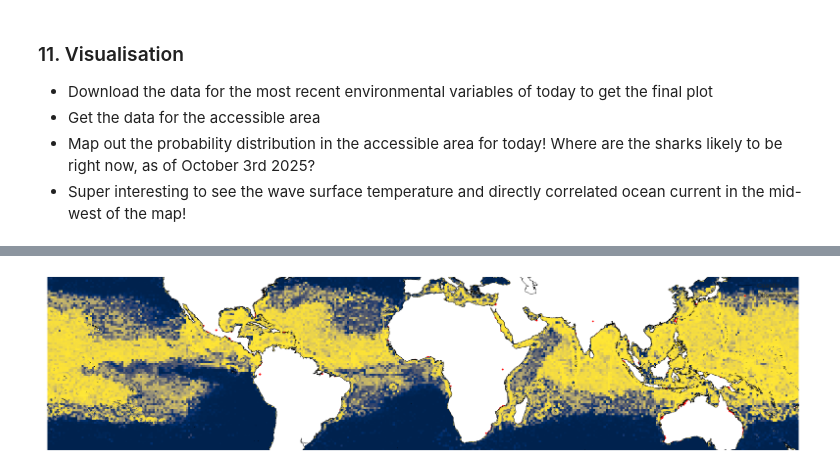
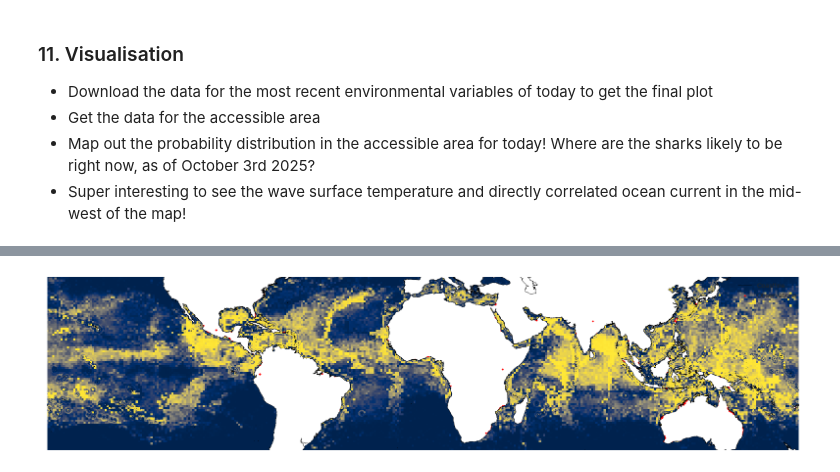
Before and after one commit to MaxAntson/sharks-from-space, a Jupyter notebook: model/notebooks/scalloped_hammerhead_model_pipeline.ipynb, the cells around one changed output, grey strips where cells are left out. Drawn from its saved outputs; the diff is of its cells as text; code cells hidden in the pictures.

```diff
--- a/model/notebooks/scalloped_hammerhead_model_pipeline.ipynb
+++ b/model/notebooks/scalloped_hammerhead_model_pipeline.ipynb
@@ -689,7 +741,7 @@ def create_spatial_folds(full_gdf, num_folds=3, min_distance_between_folds_m=500
     return full_gdf, full_gdf["fold_id"].values
 # %%
 full_gdf, X, y = prepare_data_for_modelling(presence_gdf_filtered, background_gdf_filtered)
-full_gdf, fold_ids = create_spatial_folds(full_gdf, num_folds=NUM_FOLDS)
+full_gdf, fold_ids = create_spatial_folds(full_gdf, num_folds=NUM_FOLDS, min_distance_between_folds_m=30000)
 # Ensure decent representation of points in each fold
 full_gdf[full_gdf["label"] == 0]["fold_id"].value_counts().sort_index(), full_gdf[full_gdf["label"] == 1]["fold_id"].value_counts().sort_index()
 # %% [output]
@@ -754,7 +806,7 @@ def train_xgboost_model(X_train, y_train, X_val, y_val, positive_weight):
         subsample=0.8,
         colsample_bytree=0.8,
         reg_lambda=1.0,
-        reg_alpha=0.1,
+        reg_alpha=0.0,
         scale_pos_weight=positive_weight,
         n_jobs=4,
         early_stopping_rounds=50,
@@ -946,6 +1023,12 @@ accessible_gdf["ocean_depth"] = accessible_gdf["ocean_depth"].apply(
 accessible_gdf["current_speed"] = accessible_gdf["current_speed"].apply(
     lambda x: np.nan if (x < 0) else x
 )
+accessible_gdf["stokes_drift_speed"] = accessible_gdf["stokes_drift_speed"].apply(
+    lambda x: np.nan if (x < 0) else x
+)
+accessible_gdf["stokes_drift_dir"] = accessible_gdf["stokes_drift_dir"].apply(
+    lambda x: np.nan if (x < 0) else x
+)
 # %%
 # plot the input variables on a map
 for predictor in PREDICTOR_COLS:
@@ -968,30 +1058,36 @@ for predictor in PREDICTOR_COLS:
-# %%
-X = accessible_gdf[PREDICTOR_COLS].values
-accessible_gdf["presence_probability"] = final_model.predict_proba(X)[:, 1]
-accessible_gdf["predicted_label"] = (accessible_gdf["presence_probability"] >= best_threshold).astype(int)
-
-predictions = np.zeros_like(accessible_area_mask, dtype=float) * np.nan
-for lon, lat, prob in zip(accessible_gdf["longitude"], accessible_gdf["latitude"], accessible_gdf["presence_probability"]):
-    lon_idx = np.abs(lons - lon).argmin()
-    lat_idx = np.abs(lats - lat).argmin()
-    predictions[lat_idx, lon_idx] = prob
-
-visualise_data_on_map(
-    coastline,
-    [presence_gdf],
-    ["red"],
-    ["Observations"],
-    plot_bounding_box=False,
-    limit_to_bounding_box=True,
-    show_plot=False,
-)
-mesh = plt.gca().pcolormesh(
-    lons, lats, predictions, cmap="cividis", label="Predicted Suitability"
-)
-plt.legend()
-plt.show()
-# %% [output]
-[figure, removed]
+# %%
+X = accessible_gdf[PREDICTOR_COLS].values
+accessible_gdf["presence_probability"] = final_model.predict_proba(X)[:, 1]
+accessible_gdf["predicted_label"] = (
+    accessible_gdf["presence_probability"] >= best_threshold
+).astype(int)
+
+predictions = np.zeros_like(accessible_area_mask, dtype=float) * np.nan
+for lon, lat, prob in zip(
+    accessible_gdf["longitude"],
+    accessible_gdf["latitude"],
+    accessible_gdf["presence_probability"],
+):
+    lon_idx = np.abs(lons - lon).argmin()
+    lat_idx = np.abs(lats - lat).argmin()
+    predictions[lat_idx, lon_idx] = prob
+
+visualise_data_on_map(
+    coastline,
+    [presence_gdf],
+    ["red"],
+    ["Observations"],
+    plot_bounding_box=False,
+    limit_to_bounding_box=True,
+    show_plot=False,
+)
+mesh = plt.gca().pcolormesh(
+    lons, lats, predictions, cmap="cividis", label="Predicted Suitability"
+)
+plt.legend()
+plt.show()
+# %% [output]
+[figure, added]
 # %%
 np.save(f"../data/predictions/predictions_{today_date.strftime('%Y_%m_%d')}.npy", predictions)
 final_model.save_model("../models/scalloped_hammerhead_xgb_model.json")
```
Also changed, not shown: parts of 26 cells of this notebook, 2 other files.
